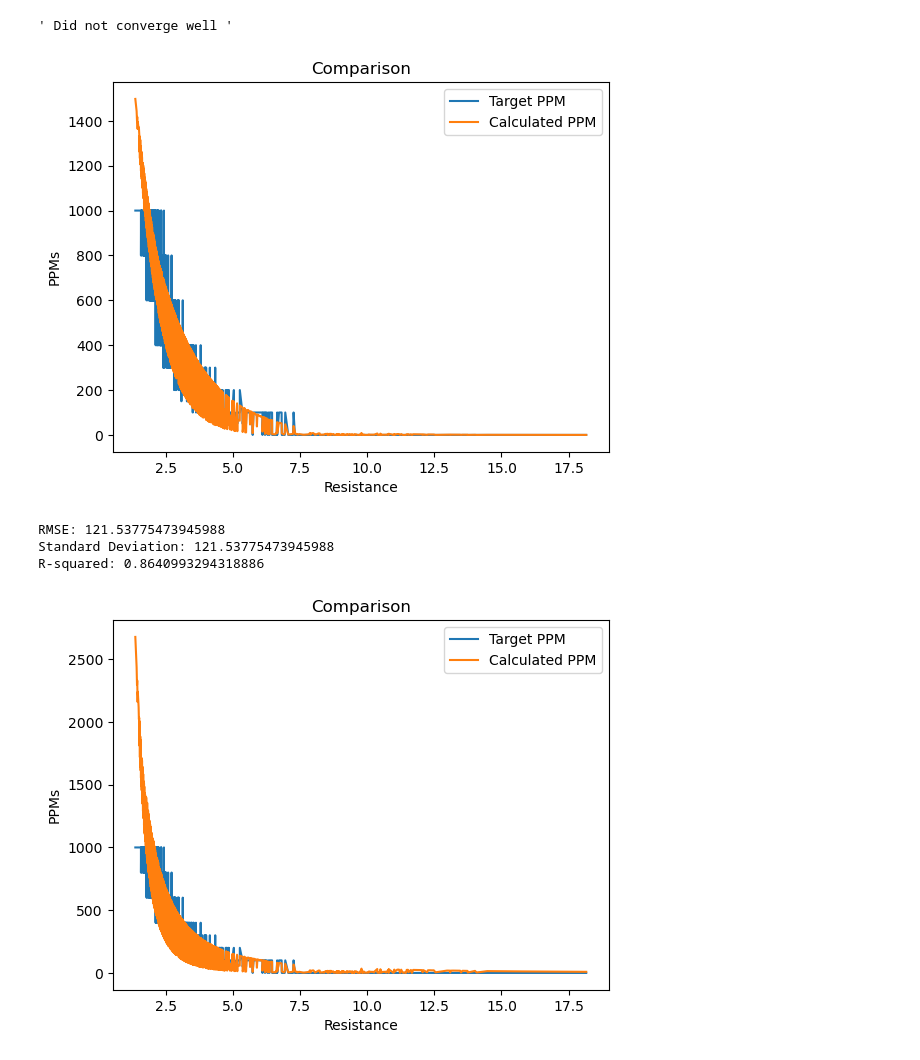
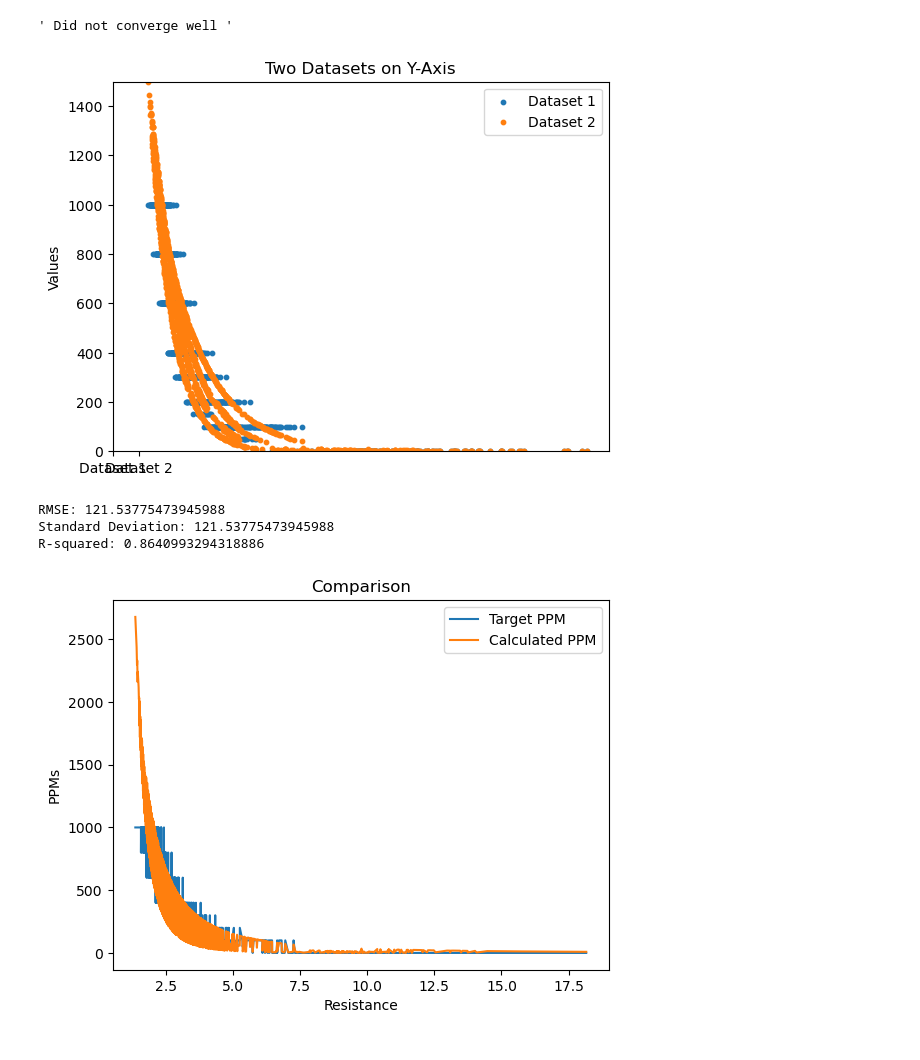
Before and after one commit to Coopsims/MethaneDataScience, a Jupyter notebook: PDE Analysis.ipynb, the cells around one changed output. Saved outputs shown, nothing was run; the diff lists cells and outputs as text; code cells hidden in the pictures.

Commit message:
Some changes with graphs

```diff
--- a/PDE Analysis.ipynb
+++ b/PDE Analysis.ipynb
@@ -176,7 +176,7 @@ low_resistance = []
 i = 0
 ct = 0
 for row in sorted_data_h:
-    if float(row[3])<1.75:
+    if float(row[3])<1.7:
         low_resistance.append(row)
         ct+=float(row[3])
         i+=1
@@ -361,50 +361,59 @@ for row in sorted_data_r:
 y1 = [float(row[2]) for row in sorted_data_r]
 x1 = [float(row[3]) for row in sorted_data_r]
 #print(y1)
-# Plot the datasets
-plt.plot(x1, y1, label='Target PPM')
-plt.plot(x1, y2, label='Calculated PPM')
+# Create a figure and axis object
+fig, ax = plt.subplots()
 
-# Set plot labels and title
-plt.xlabel('Resistance')
-plt.ylabel('PPMs')
-plt.title('Comparison')
+# Plot the datasets as small points
+ax.scatter(x1, y1, s=10, label='Dataset 1')
+ax.scatter(x1, y2, s=10, label='Dataset 2')
 
-# Add legend
-plt.legend()
+# Set the y-axis limits
+ax.set_ylim(0, max(max(y1), max(y2)) + 1)
+
+# Set the tick labels
+ax.set_xticks([0, 1])
+ax.set_xticklabels(['Dataset 1', 'Dataset 2'])
+
+# Set labels and title
+ax.set_ylabel('Values')
+ax.set_title('Two Datasets on Y-Axis')
+
+# Add a legend
+ax.legend()
 
 # Display the plot
 plt.show()
 
 
 
 def calculate_standard_deviation(actual_values, calculated_values):
     residuals = actual_values - calculated_values
     squared_residuals = residuals ** 2
     mean_squared_residuals = squared_residuals.mean()
     standard_deviation = np.sqrt(mean_squared_residuals)
     return standard_deviation
 
 def calculate_r_squared(actual_values, calculated_values):
     residuals = actual_values - calculated_values
     sum_of_squares_residuals = np.sum(residuals ** 2)
     mean_actual_values = np.mean(actual_values)
     sum_of_squares_total = np.sum((actual_values - mean_actual_values) ** 2)
     r_squared = 1 - (sum_of_squares_residuals / sum_of_squares_total)
     return r_squared
 
 std_dev = calculate_standard_deviation(np.asarray(y1), np.asarray(y2))
 r_squared = calculate_r_squared(np.asarray(y1), np.asarray(y2))
 mse = mean_squared_error(np.asarray(y1), np.asarray(y2))
 
 # Calculate the root mean squared error (RMSE)
 rmse = np.sqrt(mse)
 
 print(f"RMSE: {rmse}")
 print("Standard Deviation:", std_dev)
 print("R-squared:", r_squared)
 # %% [output]
-[figure, old version]
+[figure, new version]
 RMSE: 121.53775473945988
 Standard Deviation: 121.53775473945988
 R-squared: 0.8640993294318886
```
Also changed, not shown: parts of 1 cell of this notebook.
